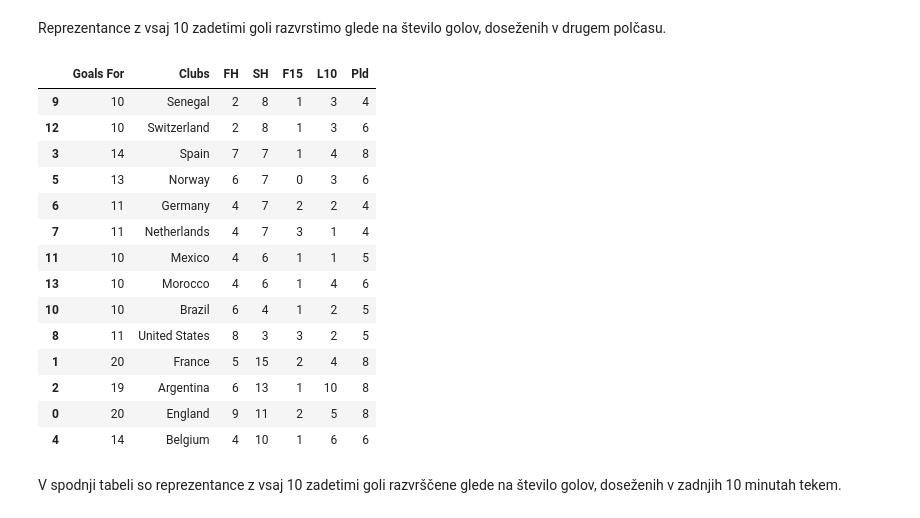
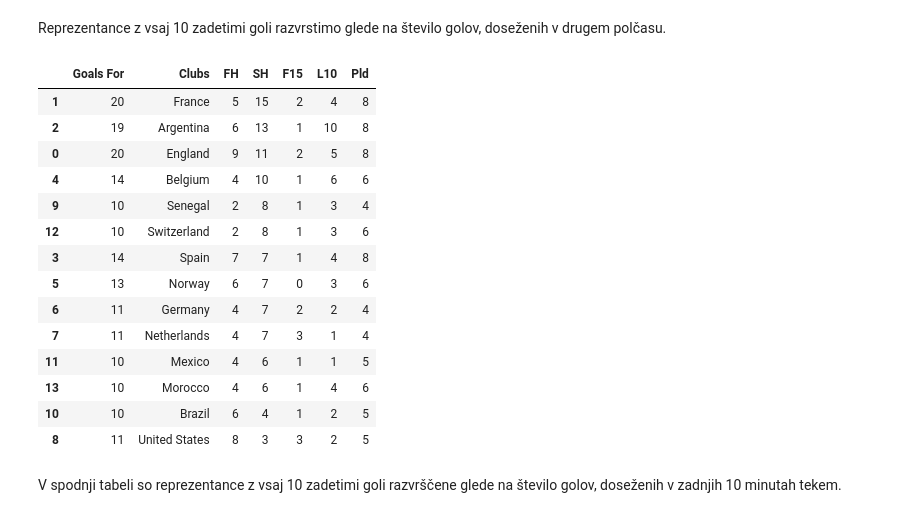
Before and after one commit to zalakmetic/UVP_projektna_naloga, a Jupyter notebook: analiza.ipynb, the cells around one changed output. Cells and saved outputs as stored; diff of their text form; code cells hidden in the pictures.

```diff
--- a/analiza.ipynb
+++ b/analiza.ipynb
@@ -80,9 +80,14 @@ vsaj_10_golov
 # %% [markdown]
 Reprezentance z vsaj 10 zadetimi goli razvrstimo glede na število golov, doseženih v drugem polčasu.
 # %%
+vsaj_10_golov["SH"] = vsaj_10_golov["SH"].astype(int)
 vsaj_10_golov.sort_values("SH", ascending=False)
 # %% [output]
 |  | Goals For | Clubs | FH | SH | F15 | L10 | Pld |
+| 1 | 20 | France | 5 | 15 | 2 | 4 | 8 |
+| 2 | 19 | Argentina | 6 | 13 | 1 | 10 | 8 |
+| 0 | 20 | England | 9 | 11 | 2 | 5 | 8 |
+| 4 | 14 | Belgium | 4 | 10 | 1 | 6 | 6 |
 | 9 | 10 | Senegal | 2 | 8 | 1 | 3 | 4 |
 | 12 | 10 | Switzerland | 2 | 8 | 1 | 3 | 6 |
 | 3 | 14 | Spain | 7 | 7 | 1 | 4 | 8 |
@@ -93,10 +98,6 @@ vsaj_10_golov.sort_values("SH", ascending=False)
 | 13 | 10 | Morocco | 4 | 6 | 1 | 4 | 6 |
 | 10 | 10 | Brazil | 6 | 4 | 1 | 2 | 5 |
 | 8 | 11 | United States | 8 | 3 | 3 | 2 | 5 |
-| 1 | 20 | France | 5 | 15 | 2 | 4 | 8 |
-| 2 | 19 | Argentina | 6 | 13 | 1 | 10 | 8 |
-| 0 | 20 | England | 9 | 11 | 2 | 5 | 8 |
-| 4 | 14 | Belgium | 4 | 10 | 1 | 6 | 6 |
 # %% [markdown]
 V spodnji tabeli so reprezentance z vsaj 10 zadetimi goli razvrščene glede na število golov, doseženih v zadnjih 10 minutah tekem.
 # %%
```
Also changed, not shown: parts of 3 cells of this notebook.
